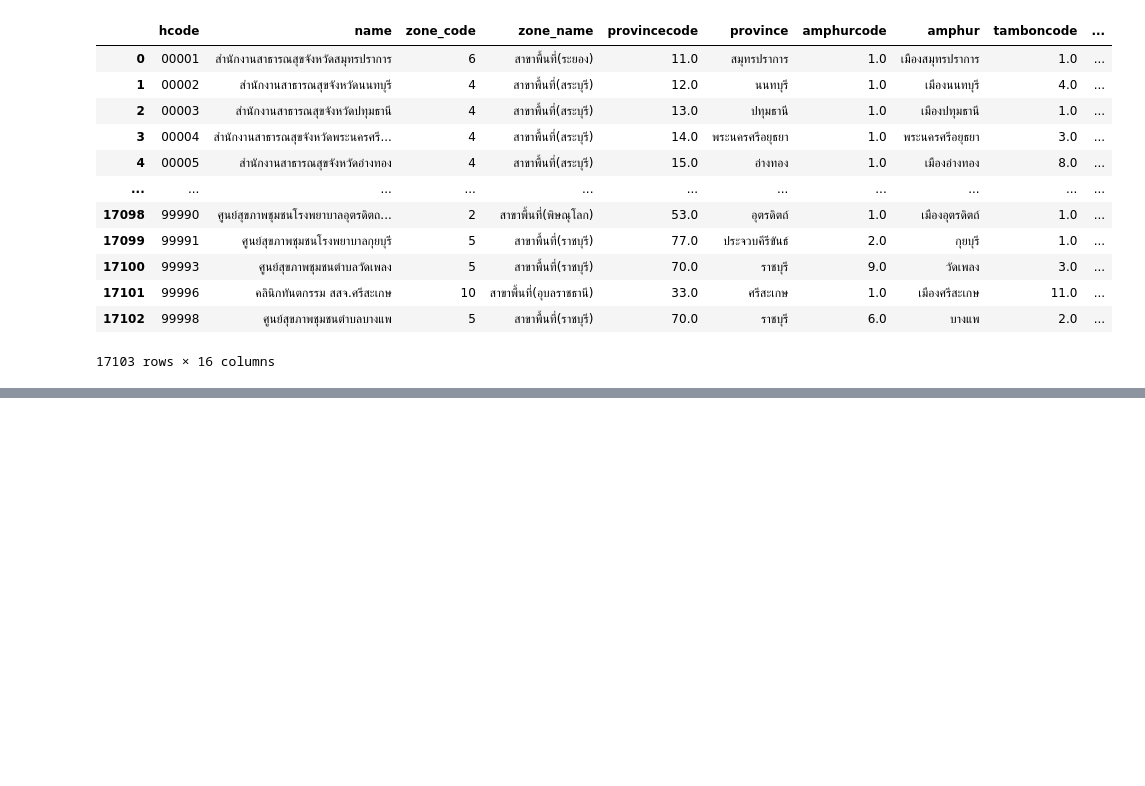
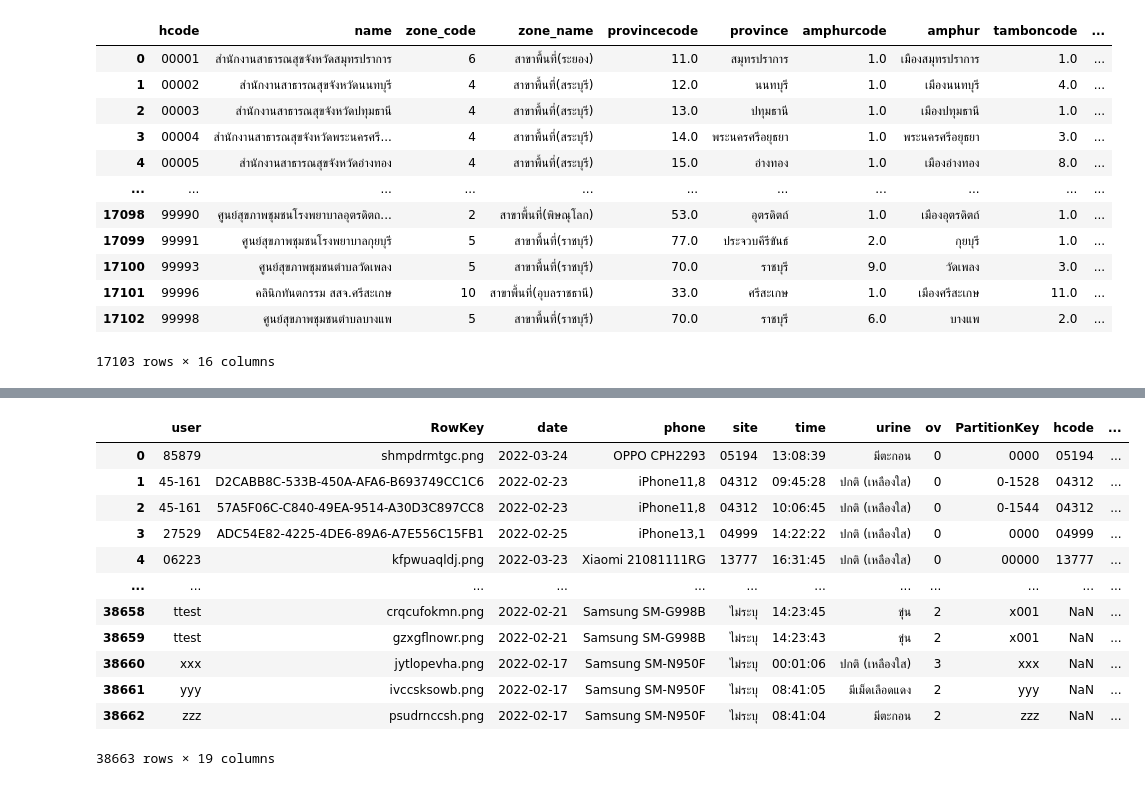
Before and after one commit to kittimaxz/data_viz_2022, a Jupyter notebook: Final_Exam.ipynb, the cells around one changed output, grey strips where cells are left out. Saved outputs shown, nothing was run; the diff lists cells and outputs as text; code cells hidden in the pictures; blank space fills up the shorter version.

```diff
--- a/Final_Exam.ipynb
+++ b/Final_Exam.ipynb
@@ -85,0 +128,34 @@ data_alldb[['site']].dropna()
+# %%
+drop_alldb['site'].replace({' 0502':'ไม่ระบุ',
+                            '05087\n':'05087',
+                            '05250\n':'05250',
+                            '05350ยอ':'05350',
+                            '11111111':'11111',
+                            '13777t':'13777',
+                            '13943\n\n':'13943',
+                            '5271':'ไม่ระบุ',
+                            'aaa':'ไม่ระบุ',
+                            'bbb':'ไม่ระบุ',
+                            'ccc':'ไม่ระบุ',
+                            'eee':'ไม่ระบุ',
+                            'fff':'ไม่ระบุ',
+                            'ggg':'ไม่ระบุ',
+                            'hhh':'ไม่ระบุ',
+                            'iii':'ไม่ระบุ',
+                            'jjj':'ไม่ระบุ',
+                            'kkk':'ไม่ระบุ',
+                            'lll':'ไม่ระบุ',
+                            'mmm':'ไม่ระบุ',
+                            'ppp':'ไม่ระบุ',
+                            'qqq':'ไม่ระบุ',
+                            'rrr':'ไม่ระบุ',
+                            'sss':'ไม่ระบุ',
+                            'test':'ไม่ระบุ',
+                            'ttt':'ไม่ระบุ',
+                            'uuu':'ไม่ระบุ',
+                            'vvv':'ไม่ระบุ',
+                            'www':'ไม่ระบุ',
+                            'xxx':'ไม่ระบุ',
+                            'yyy':'ไม่ระบุ',
+                            'zzz':'ไม่ระบุ',
+                            '043.1':'ไม่ระบุ'}, inplace=True)
@@ -85,0 +187,3 @@ data_alldb[['site']].dropna()
+# %%
+new_hospital = data_hospital[['hcode','name','zone_code','zone_name','provincecode','province','amphurcode','amphur','tamboncode','tambon']]
+new_hospital
@@ -90 +217,4 @@ site    99
 dtype: int64
+# %%
+drop_hospital = new_hospital.dropna()
+drop_hospital
@@ -90,0 +264,17 @@ dtype: int64
+# %%
+data = drop_alldb.merge(drop_hospital,how='left',left_on='site',right_on='hcode')
+data
+# %% [output]
+|  | user | RowKey | date | phone | site | time | urine | ov | PartitionKey | hcode | ... |
+| 0 | 85879 | shmpdrmtgc.png | 2022-03-24 | OPPO CPH2293 | 05194 | 13:08:39 | มีตะกอน | 0 | 0000 | 05194 | ... |
+| 1 | 45-161 | D2CABB8C-533B-450A-AFA6-B693749CC1C6 | 2022-02-23 | iPhone11,8 | 04312 | 09:45:28 | ปกติ (เหลืองใส) | 0 | 0-1528 | 04312 | ... |
+| 2 | 45-161 | 57A5F06C-C840-49EA-9514-A30D3C897CC8 | 2022-02-23 | iPhone11,8 | 04312 | 10:06:45 | ปกติ (เหลืองใส) | 0 | 0-1544 | 04312 | ... |
+| 3 | 27529 | ADC54E82-4225-4DE6-89A6-A7E556C15FB1 | 2022-02-25 | iPhone13,1 | 04999 | 14:22:22 | ปกติ (เหลืองใส) | 0 | 0000 | 04999 | ... |
+| 4 | 06223 | kfpwuaqldj.png | 2022-03-23 | Xiaomi 21081111RG | 13777 | 16:31:45 | ปกติ (เหลืองใส) | 0 | 00000 | 13777 | ... |
+| ... | ... | ... | ... | ... | ... | ... | ... | ... | ... | ... | ... |
+| 38658 | ttest | crqcufokmn.png | 2022-02-21 | Samsung SM-G998B | ไม่ระบุ | 14:23:45 | ขุ่น | 2 | x001 | NaN | ... |
+| 38659 | ttest | gzxgflnowr.png | 2022-02-21 | Samsung SM-G998B | ไม่ระบุ | 14:23:43 | ขุ่น | 2 | x001 | NaN | ... |
+| 38660 | xxx | jytlopevha.png | 2022-02-17 | Samsung SM-N950F | ไม่ระบุ | 00:01:06 | ปกติ (เหลืองใส) | 3 | xxx | NaN | ... |
+| 38661 | yyy | ivccsksowb.png | 2022-02-17 | Samsung SM-N950F | ไม่ระบุ | 08:41:05 | มีเม็ดเลือดแดง | 2 | yyy | NaN | ... |
+| 38662 | zzz | psudrnccsh.png | 2022-02-17 | Samsung SM-N950F | ไม่ระบุ | 08:41:04 | มีตะกอน | 2 | zzz | NaN | ... |
+38663 rows × 19 columns
```
Also changed, not shown: parts of 23 cells of this notebook.
